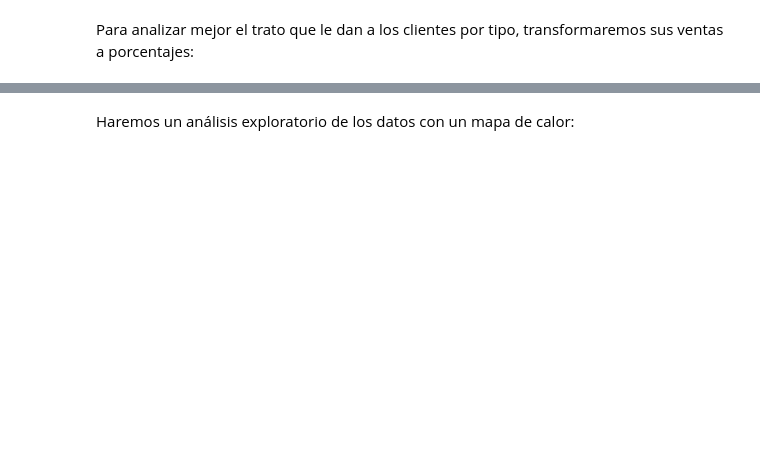
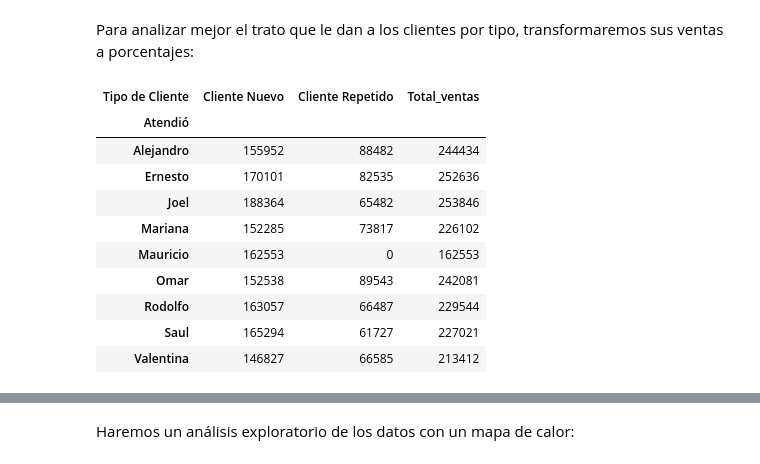
Before and after one commit to alcazarpedro/project_numpy_pandas, a Jupyter notebook: pandas_dtascience/6_Proyecto final/Proyecto Final.ipynb, the cells around one changed output, grey strips where cells are left out. Cells and saved outputs as stored; diff of their text form; code cells hidden in the pictures; blank space fills up the shorter version.

```diff
--- a/pandas_dtascience/6_Proyecto final/Proyecto Final.ipynb
+++ b/pandas_dtascience/6_Proyecto final/Proyecto Final.ipynb
@@ -287,2 +365,17 @@ Analizar la venta de cada mesero en base al tipo de cliente:
 # %% [markdown]
 Para analizar mejor el trato que le dan a los clientes por tipo, transformaremos sus ventas a porcentajes:
+# %%
+Porcentaje_meseros["Total_ventas"] = Porcentaje_meseros["Cliente Nuevo"] + Porcentaje_meseros["Cliente Repetido"]
+Porcentaje_meseros
+# %% [output]
+| Tipo de Cliente | Cliente Nuevo | Cliente Repetido | Total_ventas |
+| Atendió |  |  |  |
+| Alejandro | 155952 | 88482 | 244434 |
+| Ernesto | 170101 | 82535 | 252636 |
+| Joel | 188364 | 65482 | 253846 |
+| Mariana | 152285 | 73817 | 226102 |
+| Mauricio | 162553 | 0 | 162553 |
+| Omar | 152538 | 89543 | 242081 |
+| Rodolfo | 163057 | 66487 | 229544 |
+| Saul | 165294 | 61727 | 227021 |
+| Valentina | 146827 | 66585 | 213412 |
```
Also changed, not shown: parts of 6 cells of this notebook.
